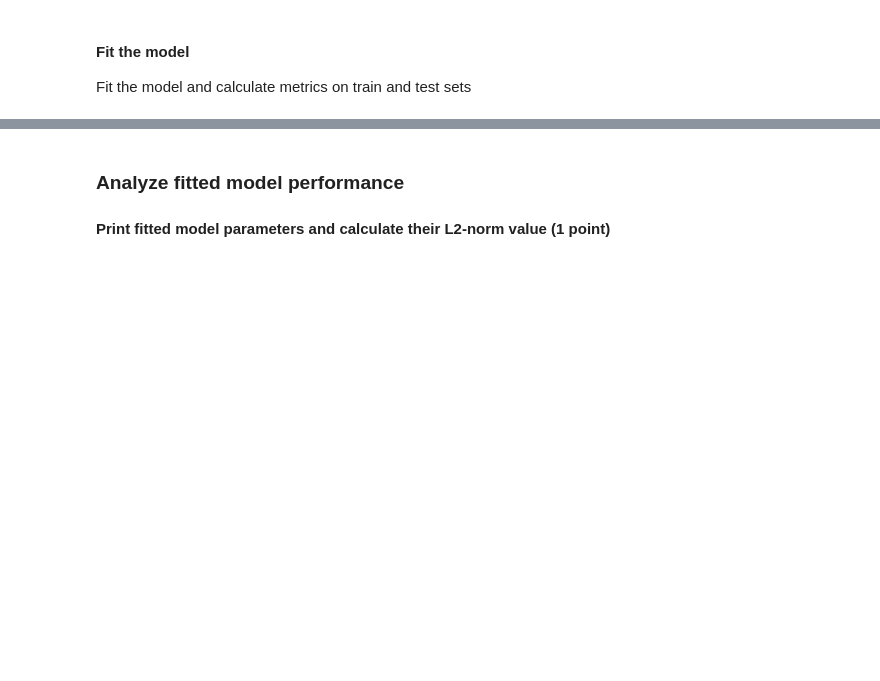
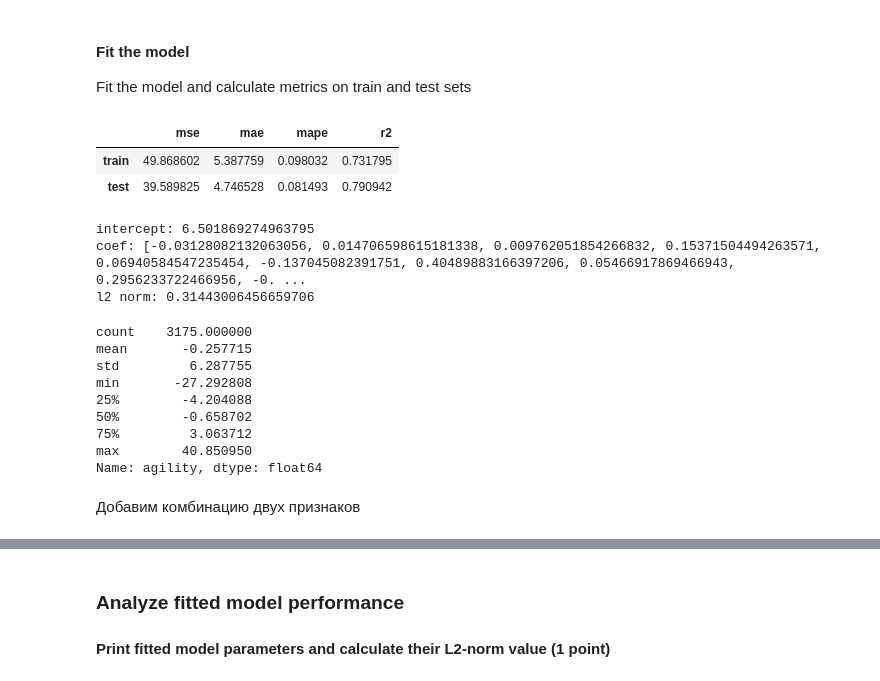
Before and after one commit to bonvech/ml-intro-1, a Jupyter notebook: 3_linear_regression/linear_regression.ipynb, the cells around one changed output, grey strips where cells are left out. Saved outputs shown, nothing was run; the diff lists cells and outputs as text; code cells hidden in the pictures; blank space fills up the shorter version.

```diff
--- a/3_linear_regression/linear_regression.ipynb
+++ b/3_linear_regression/linear_regression.ipynb
@@ -1723,3 +1825,32 @@ remove redundant features, combine features into new ones, etc
 # %% [markdown]
 #### Fit the model
 Fit the model and calculate metrics on train and test sets
+# %%
+## обучим модель на имеющихмя признаках
+x_train, y_train, x_test, y_test = get_train_test_data(features, target)
+
+model = LinearRegression(fit_intercept=True)
+m = fit_and_evaluate(model, x_train, y_train, x_test, y_test)
+display(m)
+print(f'intercept: {model.intercept_}')
+print(f'coef: {model.coef_.tolist()}')
+print(f'l2 norm: {l2_norm(model.coef_)}')
+(model.predict(x_test) - y_test).describe()
+# %% [output]
+|  | mse | mae | mape | r2 |
+| train | 49.868602 | 5.387759 | 0.098032 | 0.731795 |
+| test | 39.589825 | 4.746528 | 0.081493 | 0.790942 |
+intercept: 6.501869274963795
+coef: [-0.03128082132063056, 0.014706598615181338, 0.009762051854266832, 0.15371504494263571, 0.06940584547235454, -0.137045082391751, 0.40489883166397206, 0.05466917869466943, 0.2956233722466956, -0. ...
+l2 norm: 0.31443006456659706
+count    3175.000000
+mean       -0.257715
+std         6.287755
+min       -27.292808
+25%        -4.204088
+50%        -0.658702
+75%         3.063712
+max        40.850950
+Name: agility, dtype: float64
+# %% [markdown]
+Добавим комбинацию двух признаков
```
Also changed, not shown: parts of 47 cells of this notebook.
